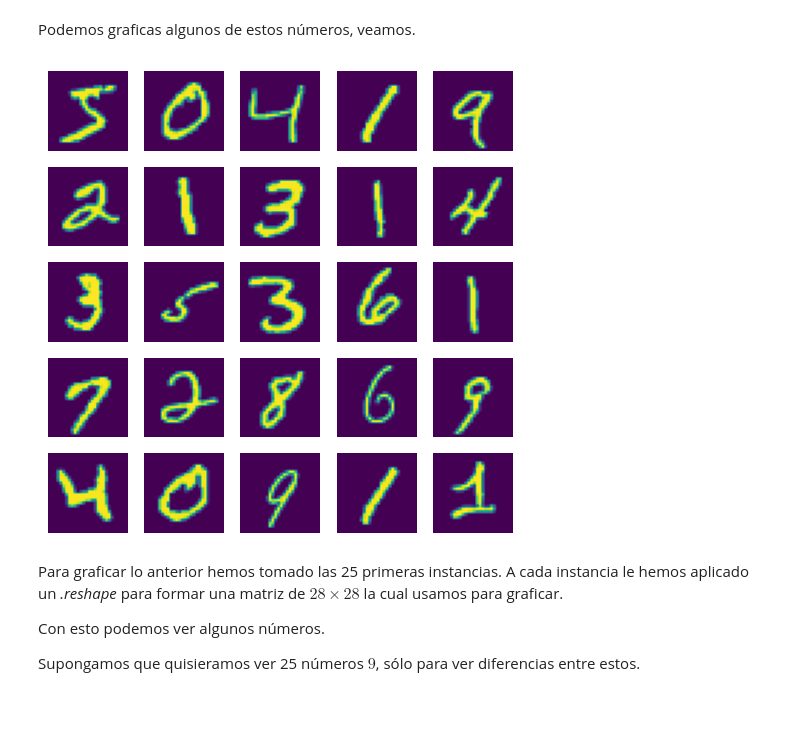
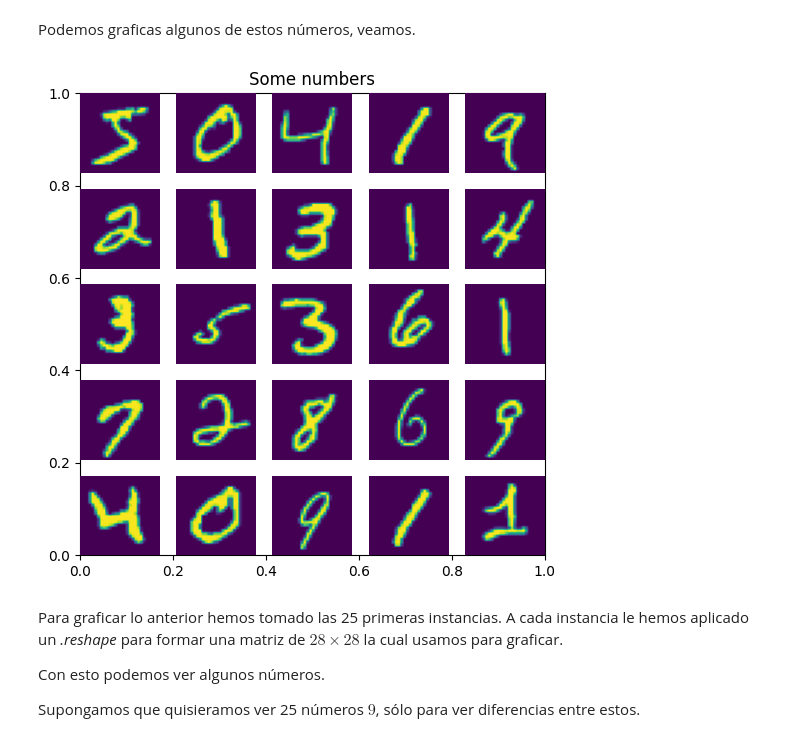
Before and after one commit to lucasbaldezzari/ann, a Jupyter notebook: mnist.ipynb, the cells around one changed output. Cells and saved outputs as stored; diff of their text form; code cells hidden in the pictures; blank space fills up the shorter version.

```diff
--- a/mnist.ipynb
+++ b/mnist.ipynb
@@ -73,18 +74,19 @@ X = data.astype('float32')/255
 # %% [markdown]
 Podemos graficas algunos de estos números, veamos.
 # %%
-plt.figure(figsize=(6,6))
-for i in range(25):
-    plt.subplot(5, 5, i + 1)
-    image = X[i].reshape(28,28)
-    plt.imshow(image, cmap='viridis')
-    plt.axis('off')
-
-plt.show()
-plt.savefig("mnist-samples.png")
-plt.close('all')
+def plotSomeNumbers(numbers, rows = 5, cols = 5, figsize=(6, 6), cmap='viridis', title="Some numbers"):
+    plt.figure(figsize=figsize)
+    plt.title(title)
+    for i in range(rows*cols):
+        plt.subplot(rows, cols, i + 1)
+        image = numbers[i].reshape(28,28)
+        plt.imshow(image, cmap=cmap)
+        plt.axis('off')
+    plt.show()
-# %% [output]
-[figure, removed]
+# %%
+plotSomeNumbers(X)
+# %% [output]
+[figure, added]
 # %% [markdown]
 Para graficar lo anterior hemos tomado las 25 primeras instancias. A cada instancia le hemos aplicado un *.reshape* para formar una matriz de $28\times28$ la cual usamos para graficar.
 
```
Also changed, not shown: parts of 22 cells of this notebook, 1 other file.
